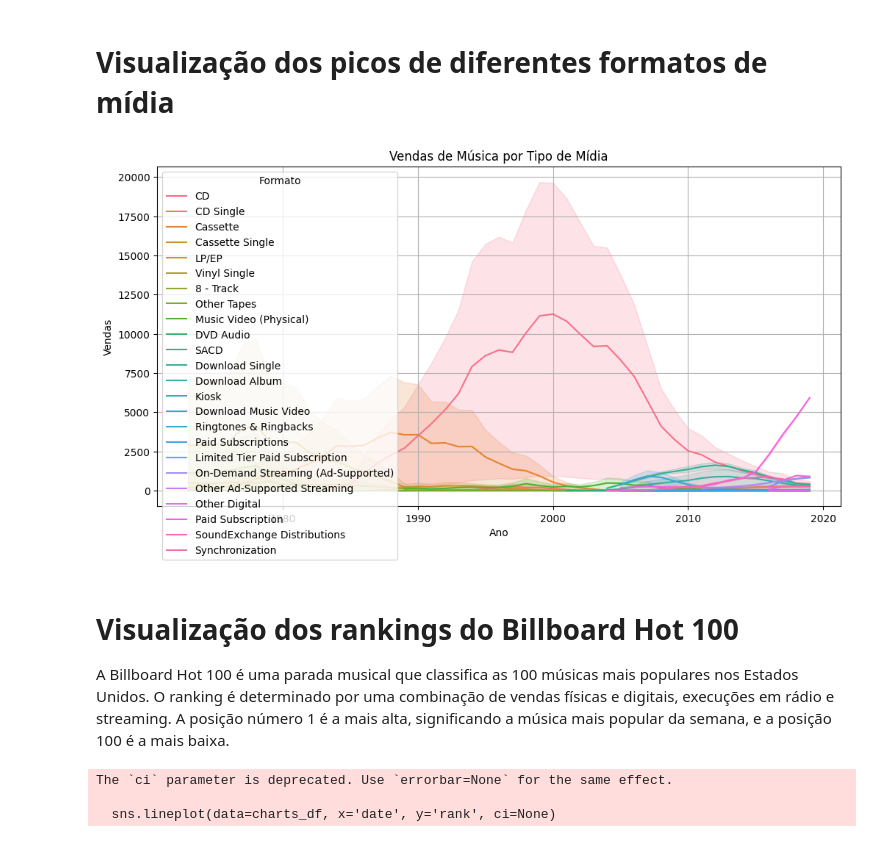
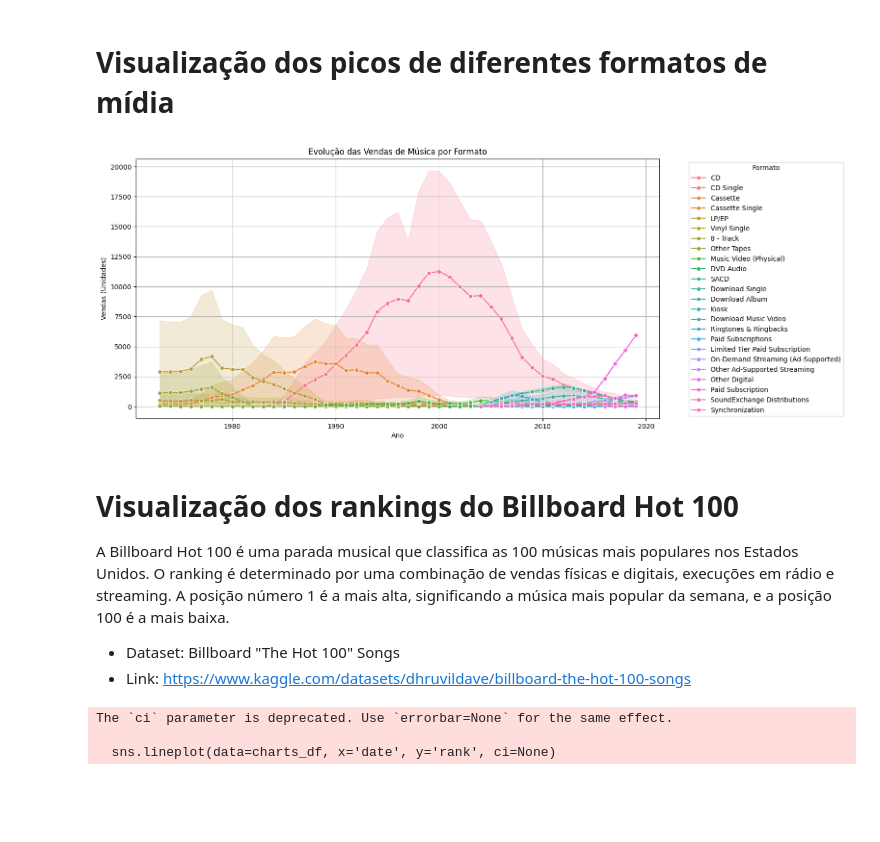
Before and after one commit to touro3/EvolucaoDaMusica-BI, a Jupyter notebook: notebooks/EDA_e_visualizacoes_musicais.ipynb, the cells around one changed output. Drawn from its saved outputs; the diff is of its cells as text; code cells hidden in the pictures; blank space fills up the shorter version.

Commit message:
atualização do arquivo EDA_e_visualizacoes_musicais.ipynb, analises e gráficos

```diff
--- a/notebooks/EDA_e_visualizacoes_musicais.ipynb
+++ b/notebooks/EDA_e_visualizacoes_musicais.ipynb
@@ -24,19 +29,24 @@ plt.show()
 # %% [markdown]
 # Visualização dos picos de diferentes formatos de mídia
 # %%
-plt.figure(figsize=(12,6))
-sns.lineplot(data=musicdata_df, x='year', y='value_actual', hue='format')
-plt.title('Vendas de Música por Tipo de Mídia')
+# Plotar os dados
+plt.figure(figsize=(14, 7))
+sns.lineplot(data=musicdata_df, x='year', y='value_actual', hue='format', marker='o')
+
+plt.title('Evolução das Vendas de Música por Formato')
 plt.xlabel('Ano')
-plt.ylabel('Vendas')
+plt.ylabel('Vendas (Unidades)')
+plt.legend(title='Formato', bbox_to_anchor=(1.05, 1), loc='upper left')
 plt.grid(True)
-plt.legend(title='Formato')
 plt.show()
 # %% [output]
-[figure, old version]
+[figure, new version]
 # %% [markdown]
 # Visualização dos rankings do Billboard Hot 100
 A Billboard Hot 100 é uma parada musical que classifica as 100 músicas mais populares nos Estados Unidos. O ranking é determinado por uma combinação de vendas físicas e digitais, execuções em rádio e streaming. A posição número 1 é a mais alta, significando a música mais popular da semana, e a posição 100 é a mais baixa.
+
+- Dataset: Billboard "The Hot 100" Songs
+- Link: https://www.kaggle.com/datasets/dhruvildave/billboard-the-hot-100-songs
 # %%
 plt.figure(figsize=(12,6))
 sns.lineplot(data=charts_df, x='date', y='rank', ci=None)
```
Also changed, not shown: parts of 7 cells of this notebook.
